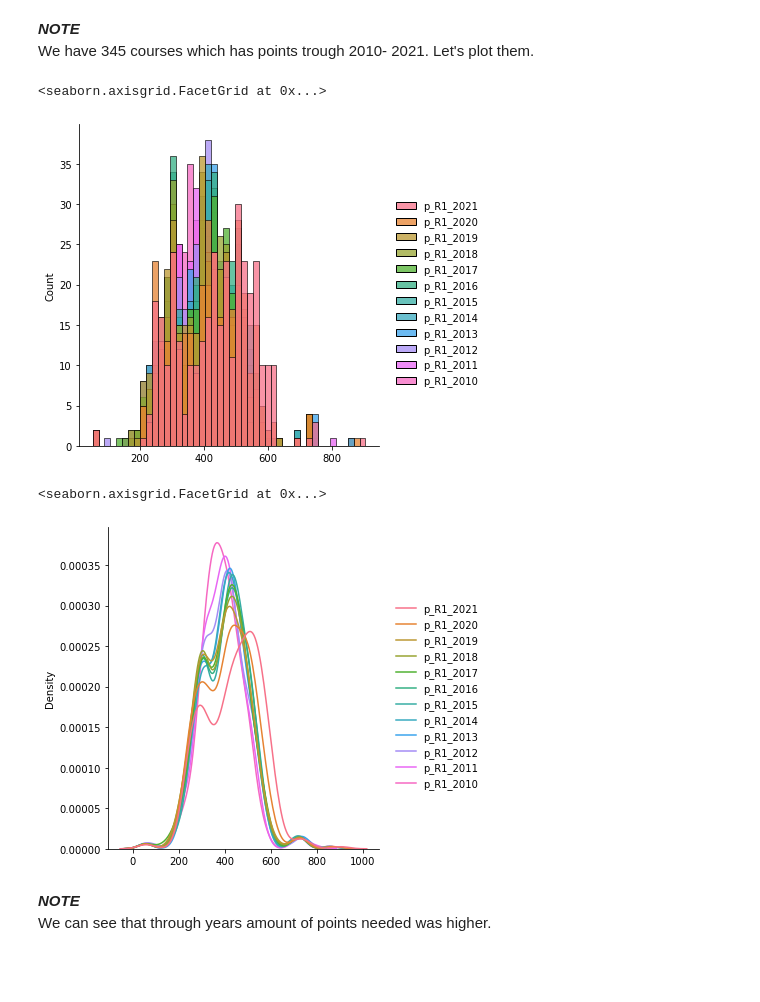
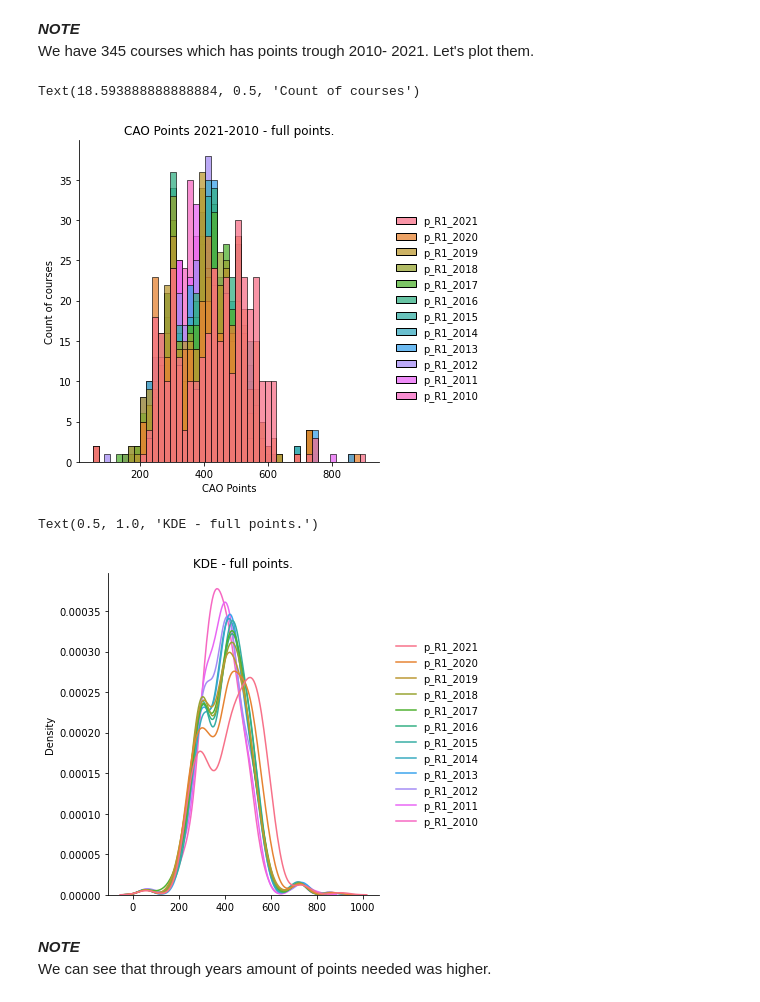
Before and after one commit to DracoNibilis/CAO_Points_Analysis, a Jupyter notebook: cao.ipynb, the cells around one changed output. Cells and saved outputs as stored; diff of their text form; code cells hidden in the pictures; blank space fills up the shorter version.

```diff
--- a/cao.ipynb
+++ b/cao.ipynb
@@ -1431,15 +1439,19 @@ Let's plot them.
 # %%
 # Plot all courses with points.
 sns.displot(data_all_points)
+plt.title("CAO Points 2021-2010 - full points.")
+plt.xlabel("CAO Points")
+plt.ylabel("Count of courses")
 # %% [output]
-<seaborn.axisgrid.FacetGrid at 0x...>
+Text(18.593888888888884, 0.5, 'Count of courses')
-[figure, old version]
+[figure, new version]
 # %%
 # Plot KDE for all pointed courses.
 sns.displot(data_all_points, kind='kde')
+plt.title("KDE - full points.")
 # %% [output]
-<seaborn.axisgrid.FacetGrid at 0x...>
+Text(0.5, 1.0, 'KDE - full points.')
-[figure, old version]
+[figure, new version]
 # %% [markdown]
 ***NOTE***<br>
 We can see that through years amount of points needed was higher.
```
Also changed, not shown: parts of 7 cells of this notebook, 8 other files.
